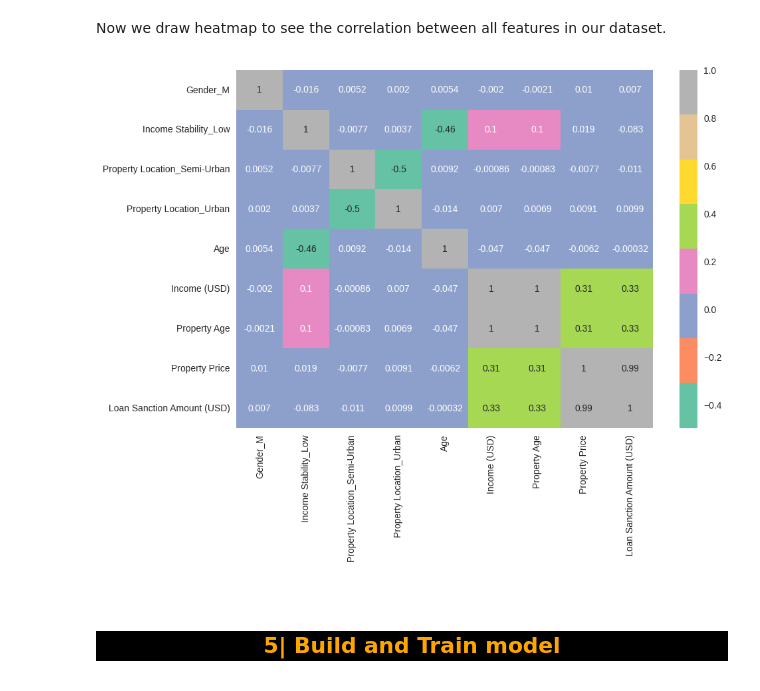
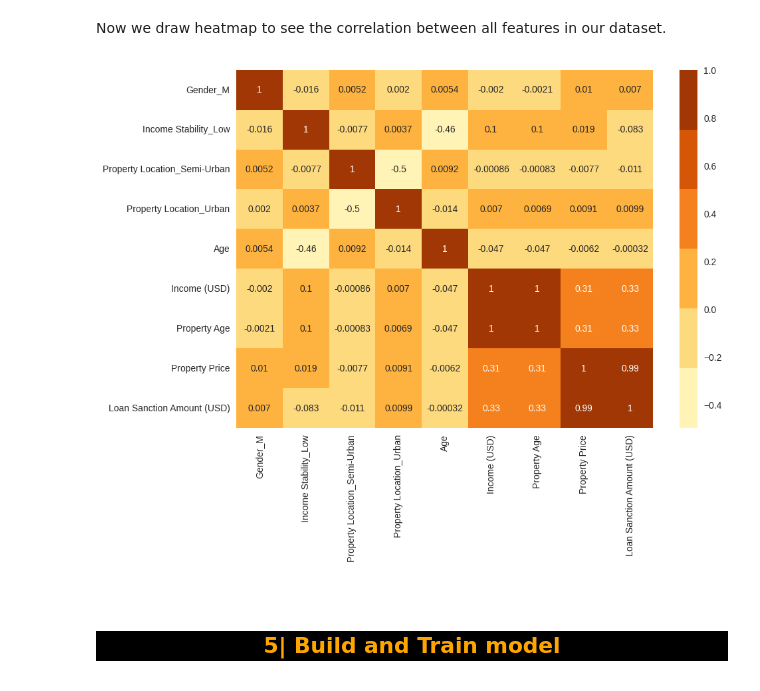
Before and after one commit to ttnghii/Machine-Learning-Basics-Models, a Jupyter notebook: 1- Linear Regression/PredictHouseLoan_LinearRegression.ipynb, the cells around one changed output. Cells and saved outputs as stored; diff of their text form; code cells hidden in the pictures.

```diff
--- a/1- Linear Regression/PredictHouseLoan_LinearRegression.ipynb
+++ b/1- Linear Regression/PredictHouseLoan_LinearRegression.ipynb
@@ -127,7 +127,7 @@ for ax, col in zip(axes, categorical_df.columns):
 
     ax.pie(categorical_df[col].value_counts(),
            labels=categorical_df[col].value_counts().index,
-           colors=sns.color_palette('dark'),
+           colors=sns.color_palette('YlOrBr'),
            autopct='%1.1f%%',
            shadow=True, startangle=90)
 
@@ -160,7 +160,7 @@ numerical_df.head(3)
 fig, axes = plt.subplots(1, len(numerical_df.columns),
                          figsize=(20, 4))
 
-colors = sns.color_palette('Set2', len(numerical_df.columns))
+colors = sns.color_palette('YlOrBr', len(numerical_df.columns))
 
 for ax, col, color in zip(axes, numerical_df.columns, colors):
     sns.histplot(numerical_df[col],
@@ -367,10 +367,10 @@ scaled_df.head(3)
 # %% [markdown]
 Now we draw heatmap to see the correlation between all features in our dataset.
 # %%
-sns.heatmap(scaled_df.corr(), annot=True, cmap=sns.color_palette('Set2'))
+sns.heatmap(scaled_df.corr(), annot=True, cmap=sns.color_palette('YlOrBr'))
 plt.show()
 # %% [output]
-[figure, old version]
+[figure, new version]
 # %% [markdown]
 <br>
 
```
Also changed, not shown: parts of 2 cells of this notebook, 2 other files.
